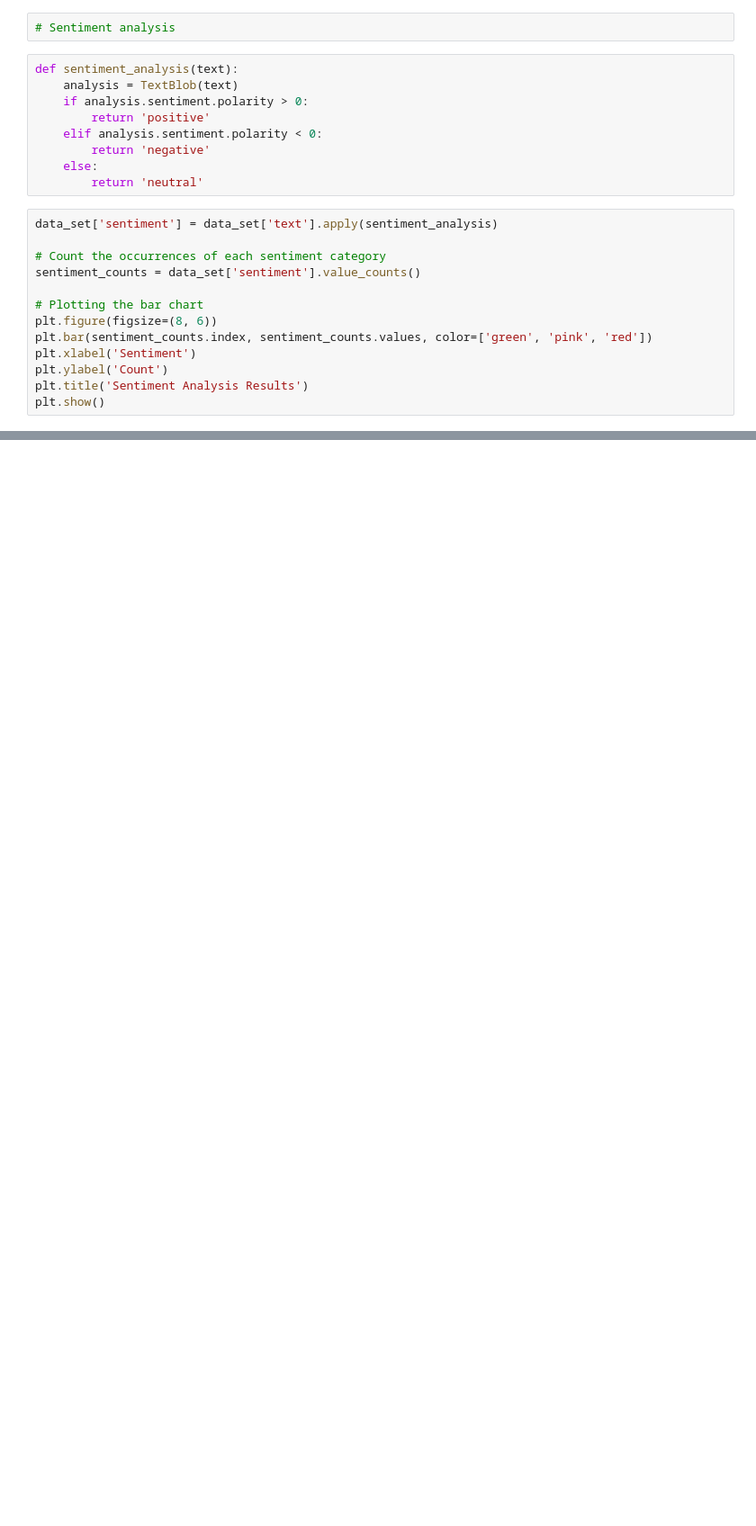
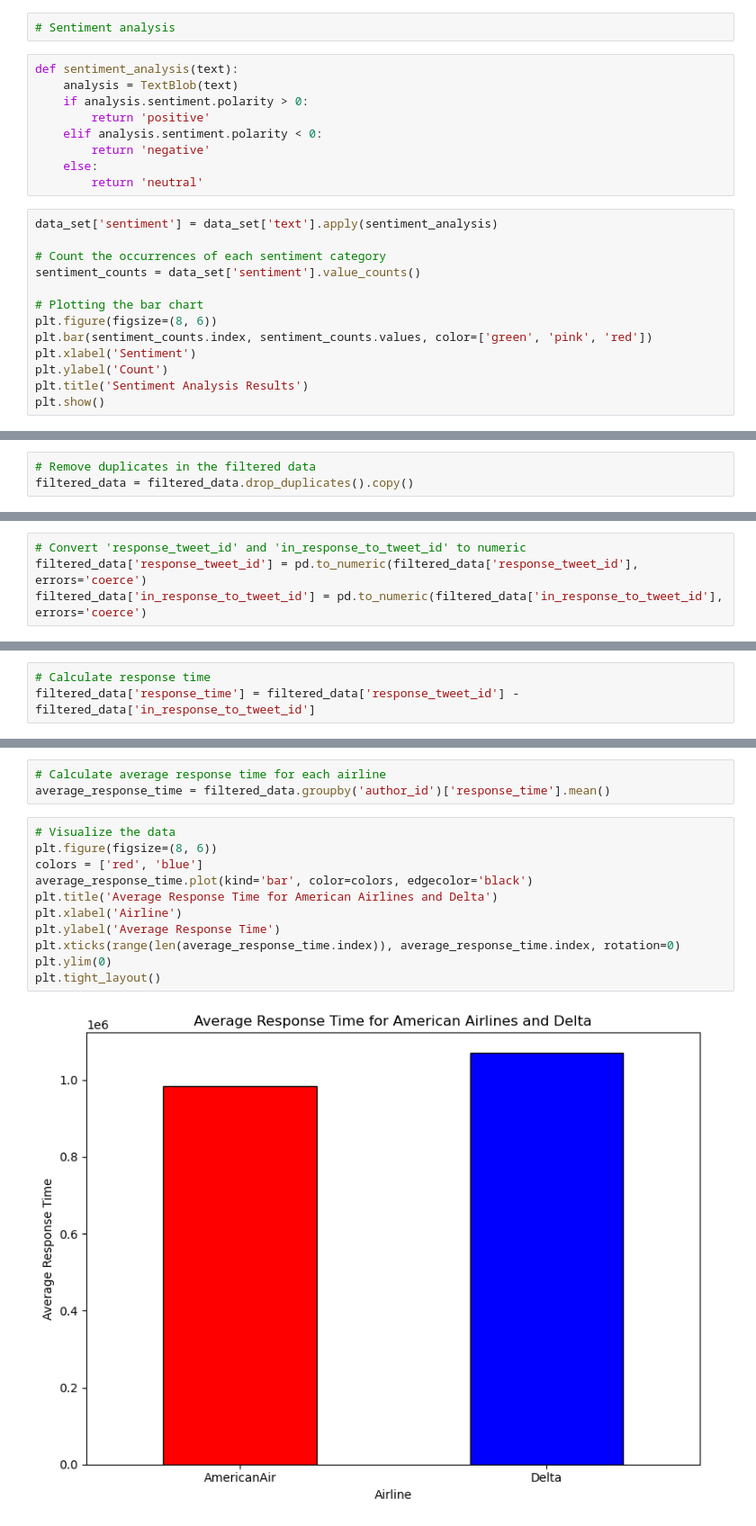
Before and after one commit to efloresz/Data-NotebookEF, a Jupyter notebook: Week5Deliverable.ipynb, the cells around one changed output, grey strips where cells are left out. Shown at 90% size. Cells and saved outputs as stored; diff of their text form; blank space fills up the shorter version.

Commit message:
added airline data analysis

```diff
--- a/Week5Deliverable.ipynb
+++ b/Week5Deliverable.ipynb
@@ -134,0 +168,3 @@ Organize your work by step-by-step
+# %%
+# Remove duplicates in the filtered data
+filtered_data = filtered_data.drop_duplicates().copy()
@@ -134,0 +187,4 @@ Organize your work by step-by-step
+# %%
+# Convert 'response_tweet_id' and 'in_response_to_tweet_id' to numeric
+filtered_data['response_tweet_id'] = pd.to_numeric(filtered_data['response_tweet_id'], errors='coerce')
+filtered_data['in_response_to_tweet_id'] = pd.to_numeric(filtered_data['in_response_to_tweet_id'], errors='coerce')
@@ -134,0 +211,3 @@ Organize your work by step-by-step
+# %%
+# Calculate response time
+filtered_data['response_time'] = filtered_data['response_tweet_id'] - filtered_data['in_response_to_tweet_id']
@@ -134,0 +234,16 @@ Organize your work by step-by-step
+# %%
+# Calculate average response time for each airline
+average_response_time = filtered_data.groupby('author_id')['response_time'].mean()
+# %%
+# Visualize the data
+plt.figure(figsize=(8, 6))
+colors = ['red', 'blue']
+average_response_time.plot(kind='bar', color=colors, edgecolor='black')
+plt.title('Average Response Time for American Airlines and Delta')
+plt.xlabel('Airline')
+plt.ylabel('Average Response Time')
+plt.xticks(range(len(average_response_time.index)), average_response_time.index, rotation=0)
+plt.ylim(0)
+plt.tight_layout()
+# %% [output]
+[figure, added]
```
Also changed, not shown: parts of 29 cells of this notebook.
